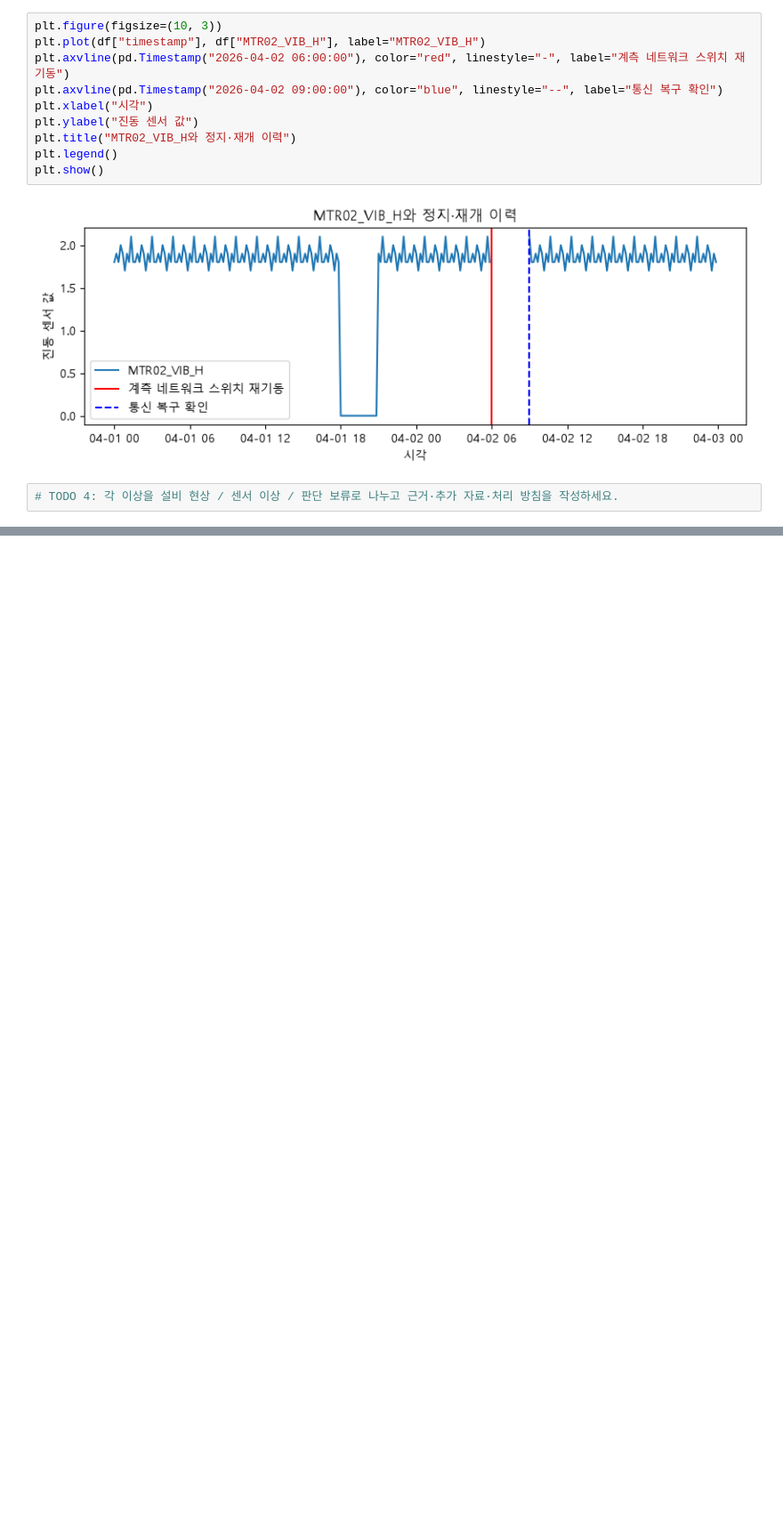
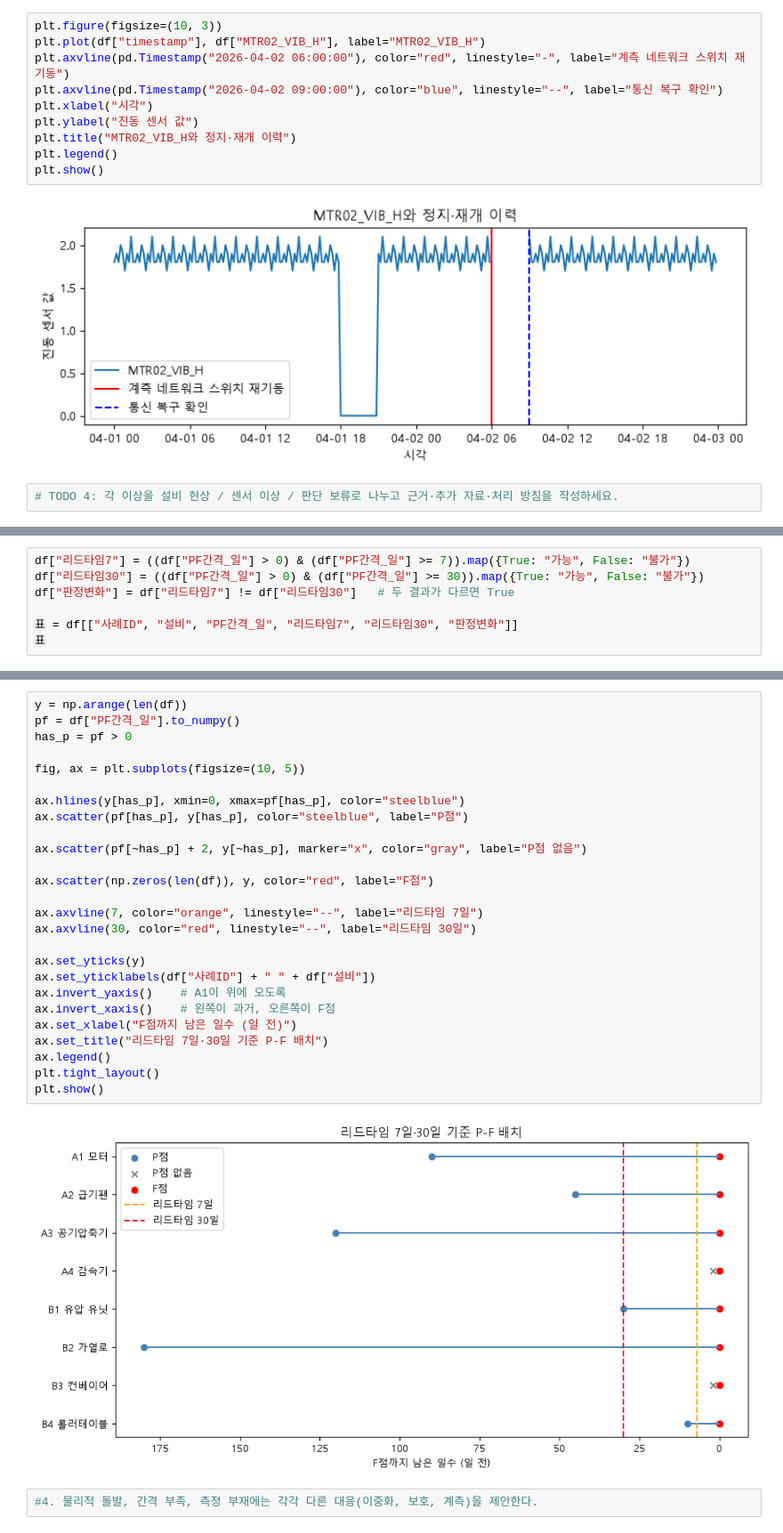
Before and after one commit to madcoww/AI-Equipment-Failure-Prediction, a Jupyter notebook: practice/day32/day32_note.ipynb, the cells around one changed output, grey strips where cells are left out. Shown at 89% size. Saved outputs shown, nothing was run; the diff lists cells and outputs as text; blank space fills up the shorter version.

```diff
--- a/practice/day32/day32_note.ipynb
+++ b/practice/day32/day32_note.ipynb
@@ -229,0 +492,7 @@ plt.show()
+# %%
+df["리드타임7"] = ((df["PF간격_일"] > 0) & (df["PF간격_일"] >= 7)).map({True: "가능", False: "불가"})
+df["리드타임30"] = ((df["PF간격_일"] > 0) & (df["PF간격_일"] >= 30)).map({True: "가능", False: "불가"})
+df["판정변화"] = df["리드타임7"] != df["리드타임30"]   # 두 결과가 다르면 True
+
+표 = df[["사례ID", "설비", "PF간격_일", "리드타임7", "리드타임30", "판정변화"]]
+표
@@ -229,0 +509,30 @@ plt.show()
+# %%
+y = np.arange(len(df))
+pf = df["PF간격_일"].to_numpy()
+has_p = pf > 0
+
+fig, ax = plt.subplots(figsize=(10, 5))
+
+ax.hlines(y[has_p], xmin=0, xmax=pf[has_p], color="steelblue")
+ax.scatter(pf[has_p], y[has_p], color="steelblue", label="P점")
+
+ax.scatter(pf[~has_p] + 2, y[~has_p], marker="x", color="gray", label="P점 없음")
+
+ax.scatter(np.zeros(len(df)), y, color="red", label="F점")
+
+ax.axvline(7, color="orange", linestyle="--", label="리드타임 7일")
+ax.axvline(30, color="red", linestyle="--", label="리드타임 30일")
+
+ax.set_yticks(y)
+ax.set_yticklabels(df["사례ID"] + " " + df["설비"])
+ax.invert_yaxis()    # A1이 위에 오도록
+ax.invert_xaxis()    # 왼쪽이 과거, 오른쪽이 F점
+ax.set_xlabel("F점까지 남은 일수 (일 전)")
+ax.set_title("리드타임 7일·30일 기준 P-F 배치")
+ax.legend()
+plt.tight_layout()
+plt.show()
+# %% [output]
+[figure, added]
+# %%
+#4. 물리적 돌발, 간격 부족, 측정 부재에는 각각 다른 대응(이중화, 보호, 계측)을 제안한다.
```
Also changed, not shown: parts of 33 cells of this notebook, 1 other file.
